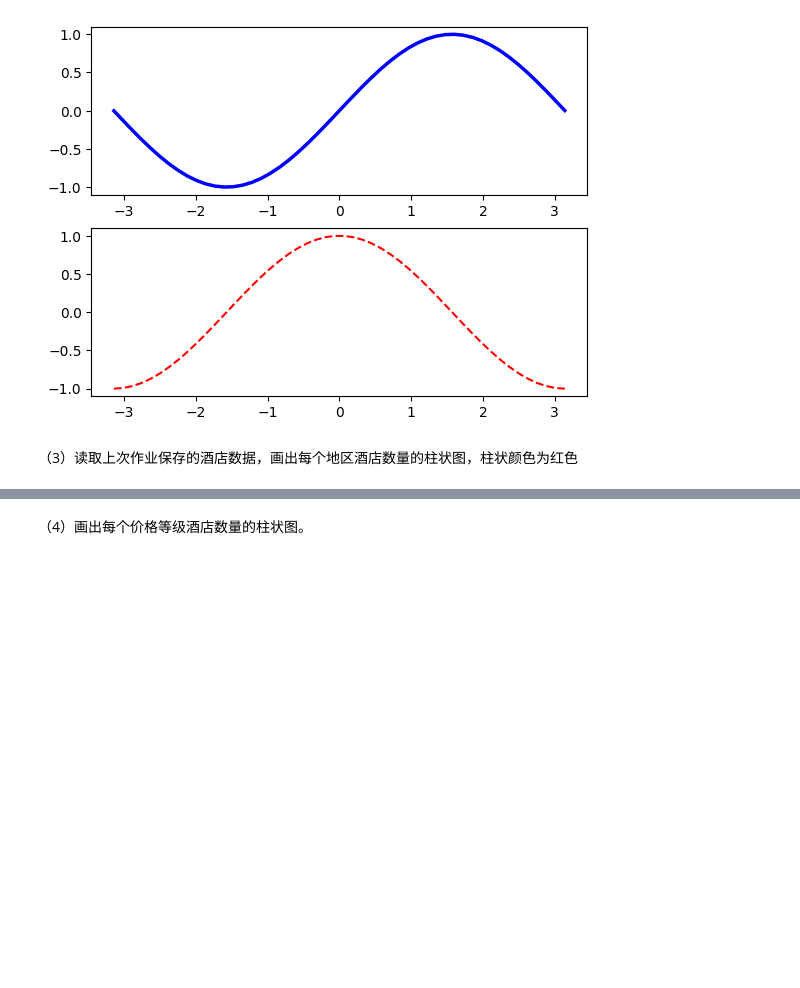
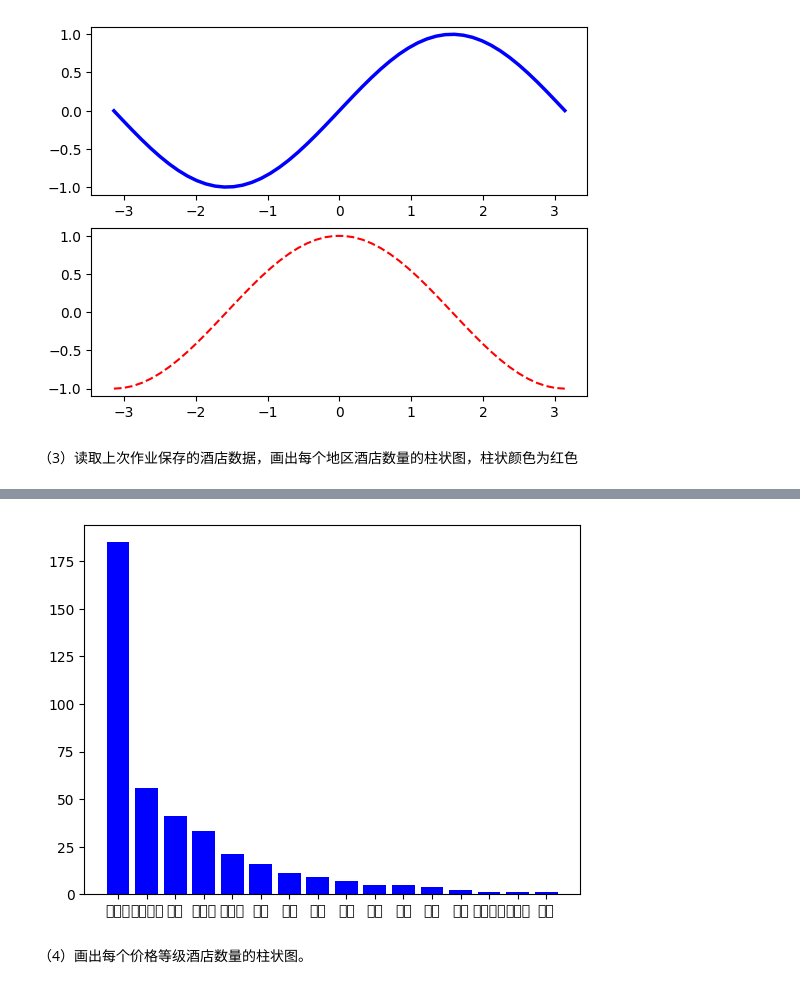
Before and after one commit to AEM001/Data-Analysis, a Jupyter notebook: 作业6/作业6.ipynb, the cells around one changed output, grey strips where cells are left out. Saved outputs shown, nothing was run; the diff lists cells and outputs as text; code cells hidden in the pictures; blank space fills up the shorter version.

```diff
--- a/作业6/作业6.ipynb
+++ b/作业6/作业6.ipynb
@@ -24,3 +24,8 @@ plt.plot(t,np.cos(t),color='r',linestyle='--')
 [figure]
 # %% [markdown]
 （3）读取上次作业保存的酒店数据，画出每个地区酒店数量的柱状图，柱状颜色为红色
+# %%
+import pandas as pd
+df=pd.read_excel("../作业5/酒店数据2.xlsx")
+data=df['地区'].value_counts()
+data
@@ -27,3 +51,10 @@ plt.plot(t,np.cos(t),color='r',linestyle='--')
+# %%
+x=data.index
+y=data.values
+plt.bar(x,y,color='b')
+plt.show()
+# %% [output]
+[figure, added]
 # %% [markdown]
 （4）画出每个价格等级酒店数量的柱状图。
 # %% [markdown]
```
Also changed, not shown: parts of 1 cell of this notebook.
